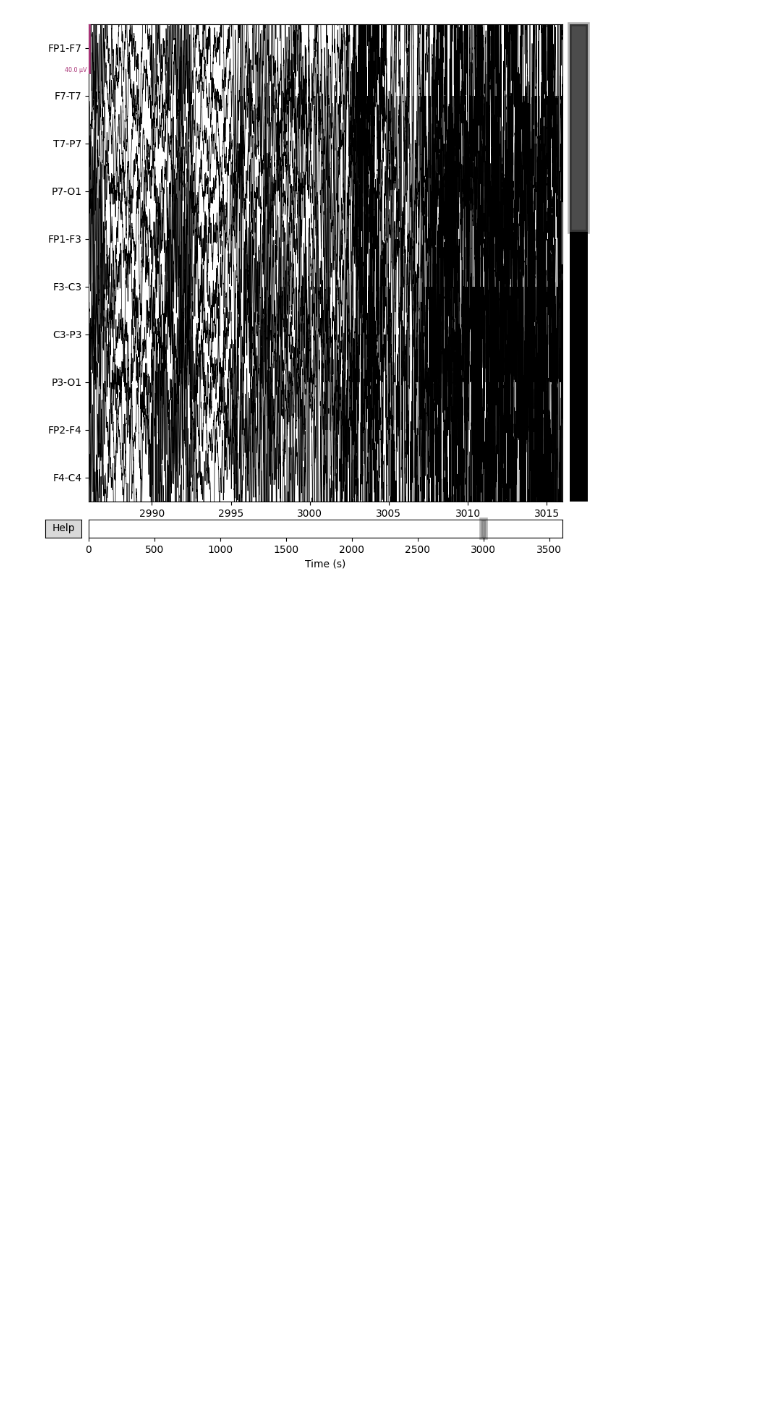
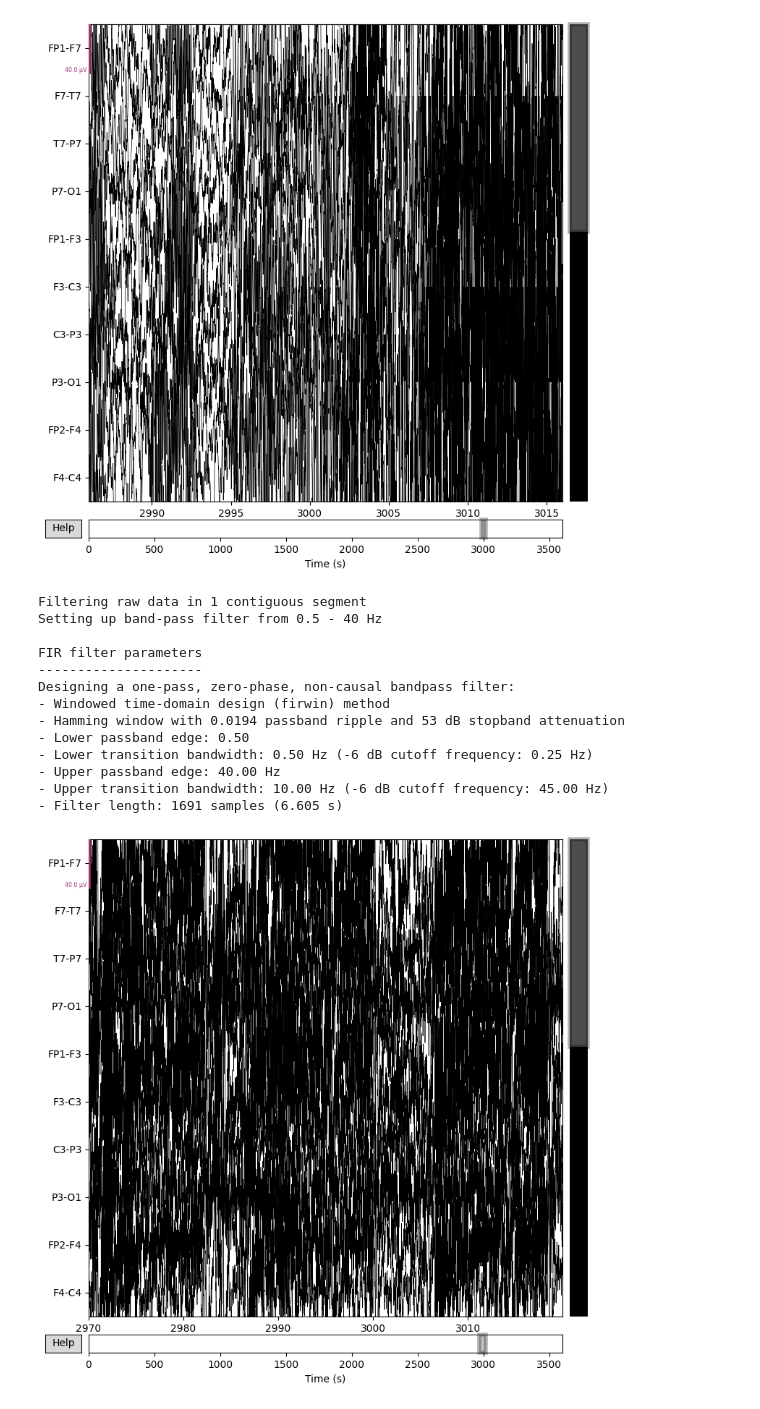
Before and after one commit to pmradman/Seizure-Detection-, a Jupyter notebook: 01_load_data.ipynb, the cells around one changed output. Saved outputs shown, nothing was run; the diff lists cells and outputs as text; code cells hidden in the pictures; blank space fills up the shorter version.

```diff
--- a/01_load_data.ipynb
+++ b/01_load_data.ipynb
@@ -92,3 +92,27 @@ raw_seizure.plot(
 # %% [output]
 [figure]
 [figure]
+# %%
+# --- Step 1: Bandpass Filter ---
+raw_filtered = raw.copy().filter(l_freq=0.5, h_freq=40.0)
+
+raw_filtered.plot(
+    start=2970,       # before seizure onset at 2996s
+    duration=50,      # view 10s pre-ictal → seizure → early post-ictal
+    n_channels=10
+)
+# %% [output]
+Filtering raw data in 1 contiguous segment
+Setting up band-pass filter from 0.5 - 40 Hz
+
+FIR filter parameters
+---------------------
+Designing a one-pass, zero-phase, non-causal bandpass filter:
+- Windowed time-domain design (firwin) method
+- Hamming window with 0.0194 passband ripple and 53 dB stopband attenuation
+- Lower passband edge: 0.50
+- Lower transition bandwidth: 0.50 Hz (-6 dB cutoff frequency: 0.25 Hz)
+- Upper passband edge: 40.00 Hz
+- Upper transition bandwidth: 10.00 Hz (-6 dB cutoff frequency: 45.00 Hz)
+- Filter length: 1691 samples (6.605 s)
+[figure, added]
```
Also changed, not shown: parts of 17 cells of this notebook.
